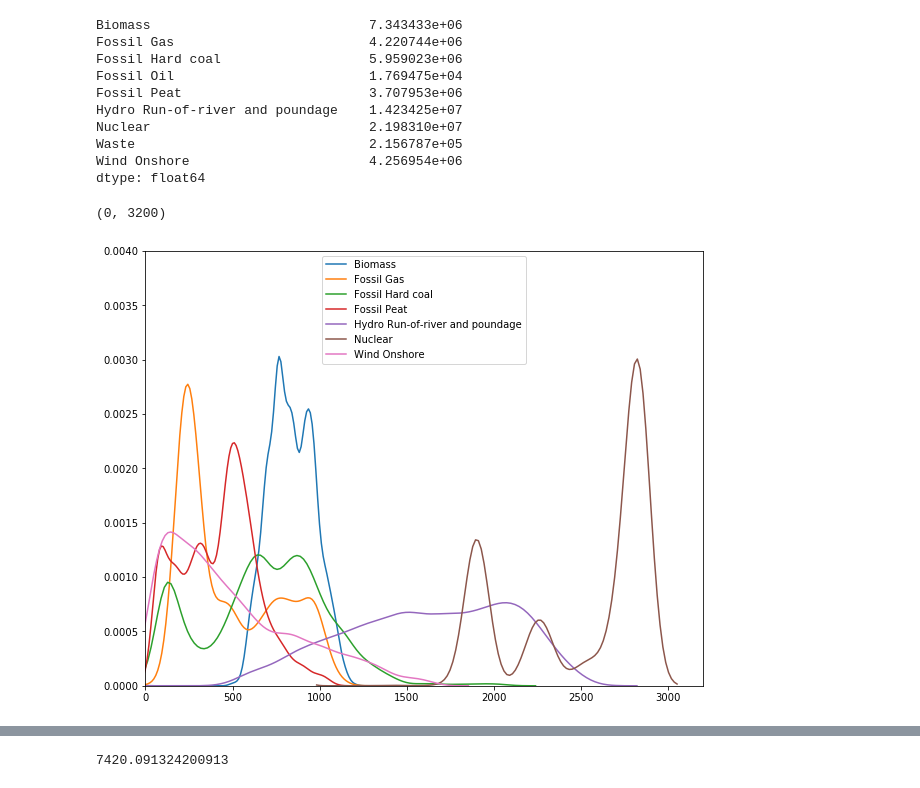
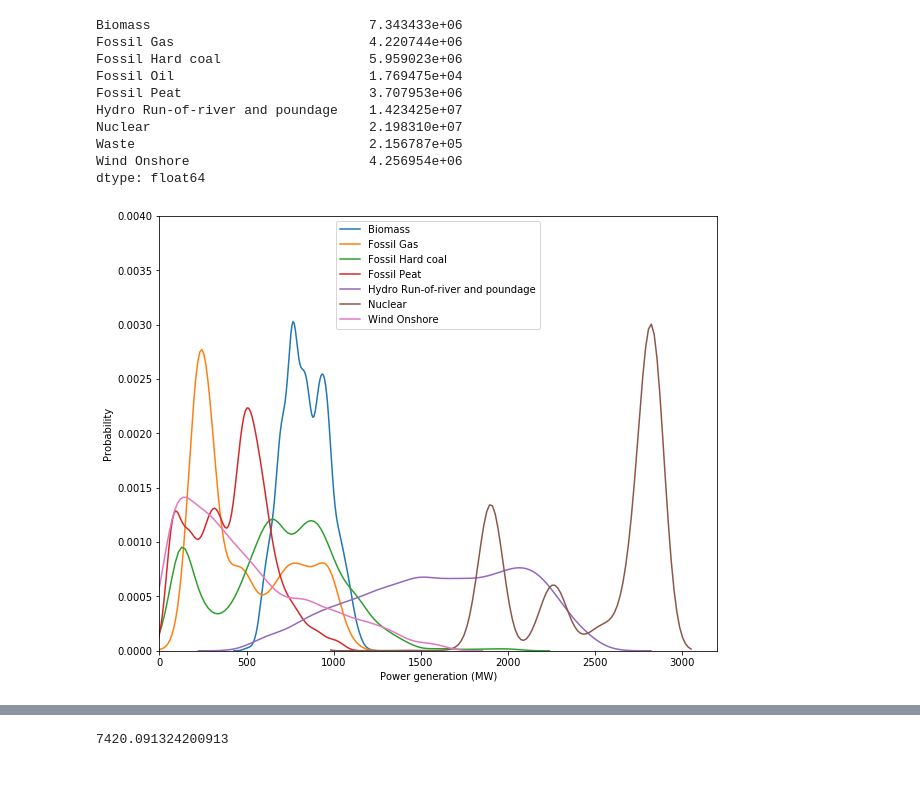
Before and after one commit to cmutel/SETAC-2019-presamples, a Jupyter notebook: ENTSO-case-study/4 - Graphing results.ipynb, the cells around one changed output, grey strips where cells are left out. Saved outputs shown, nothing was run; the diff lists cells and outputs as text; code cells hidden in the pictures.

```diff
--- a/ENTSO-case-study/4 - Graphing results.ipynb
+++ b/ENTSO-case-study/4 - Graphing results.ipynb
@@ -141,17 +152,19 @@ dtype: float64
 # %%
 plt.figure(figsize=(10, 8))
 
 for col in fi:
     if col in ('Waste', 'Fossil Oil'):
         continue
     sb.distplot(fi[col].values, label=col, hist=False)
 
 plt.legend()
 plt.ylim(0, 0.004)
 plt.xlim(0, 3200)
+plt.ylabel("Probability")
+plt.xlabel("Power generation (MW)")
+plt.savefig("Finland.png", dpi=300)
 # %% [output]
-(0, 3200)
-[figure, old version]
+[figure, new version]
 # %%
 np.average(fi.sum(axis=1))
 # %% [output]
```
Also changed, not shown: parts of 14 cells of this notebook, 5 other files.
